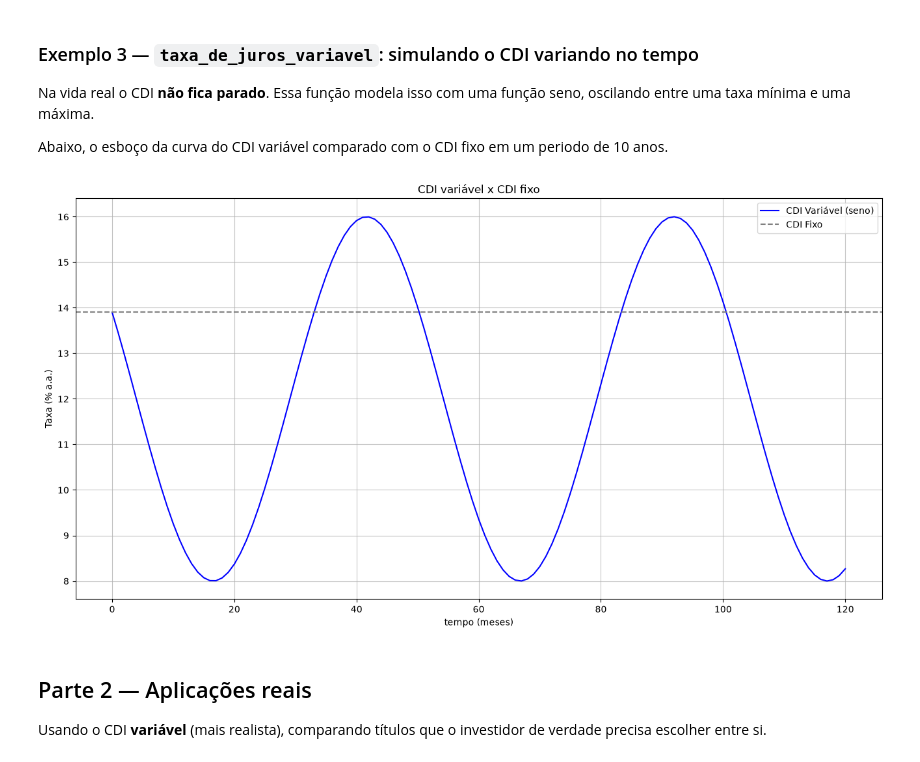
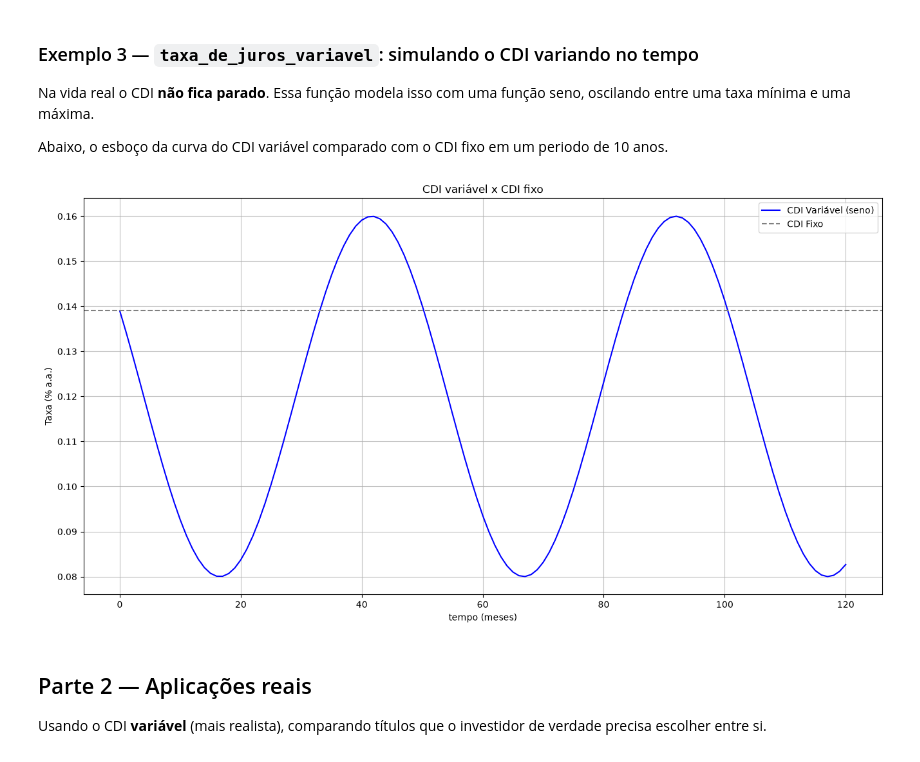
Before and after one commit to saulohpm/simulador-cdi, a Jupyter notebook: notebooks/analises.ipynb, the cells around one changed output. Drawn from its saved outputs; the diff is of its cells as text; code cells hidden in the pictures.

```diff
--- a/notebooks/analises.ipynb
+++ b/notebooks/analises.ipynb
@@ -27,9 +26,9 @@ from modelagem import taxa_de_juros_variavel
 Busca o CDI real no Banco Central, só pra ter um número realista de partida — em vez de inventar um valor.
 # %%
 cdi_diario = sgs.get({'CDI': 12}, last=1)['CDI'].iloc[0]
-cdi_atual = ((1 + cdi_diario / 100) ** 252 - 1) * 100
+cdi_atual = ((1 + cdi_diario / 100) ** 252 - 1)
 
-print(f"CDI atual: {round(cdi_atual, 2)}% a.a.")
+print(f"CDI atual: {round(cdi_atual * 100, 2)}% a.a.")
 # %% [output]
 CDI atual: 13.9% a.a.
 # %% [markdown]
@@ -75,23 +74,27 @@ Na vida real o CDI **não fica parado**. Essa função modela isso com uma funç
 
 Abaixo, o esboço da curva do CDI variável comparado com o CDI fixo em um periodo de 10 anos.
 # %%
-periodo = 12 * 10
+periodo = 12 * 10 # 10 anos
 
 t_var = np.arange(periodo + 1)
-cdi_variavel = taxa_de_juros_variavel(cdi_atual, t_var, taxa_max = 16, taxa_min = 8, mercado = "baixa")
+
+topo = 0.16 # 16%
+fundo = 0.08 # 8%
+
+cdi_variavel = taxa_de_juros_variavel(cdi_atual, t_var, topo, fundo, "baixa")
 
 plt.figure(figsize=(16, 8))
 plt.plot(t_var, cdi_variavel, color='blue', label='CDI Variável (seno)')
 plt.axhline(cdi_atual, color='gray', linestyle='--', label='CDI Fixo')
 
 plt.title("CDI variável x CDI fixo")
 plt.xlabel("tempo (meses)")
 plt.ylabel("Taxa (% a.a.)")
 plt.grid(True, alpha=0.75)
 plt.legend()
 plt.show()
 # %% [output]
-[figure, old version]
+[figure, new version]
 # %% [markdown]
 ## Parte 2 — Aplicações reais
 
```
Also changed, not shown: parts of 6 cells of this notebook, 4 other files.
